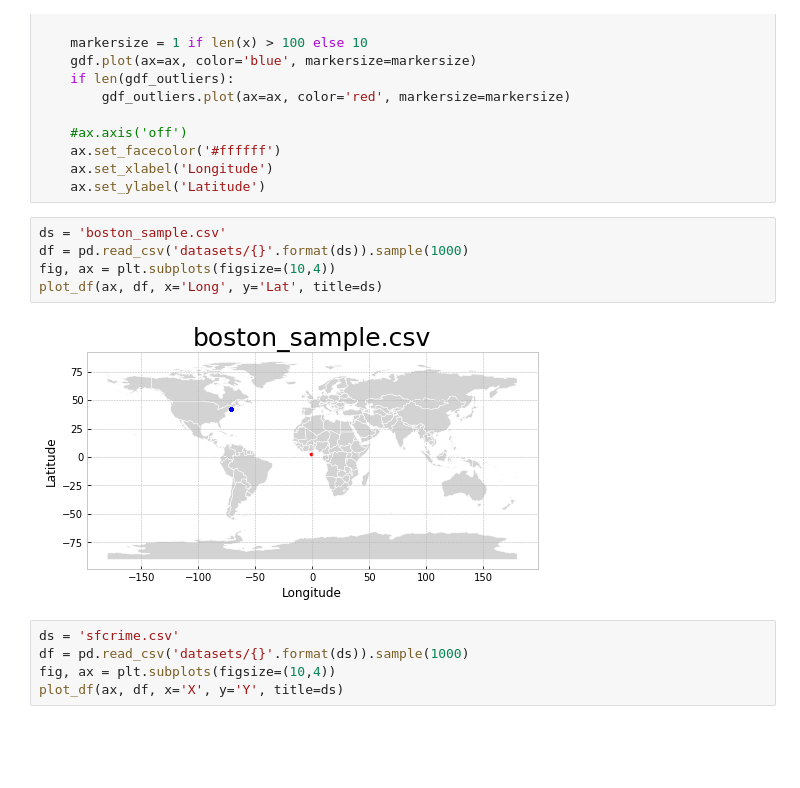
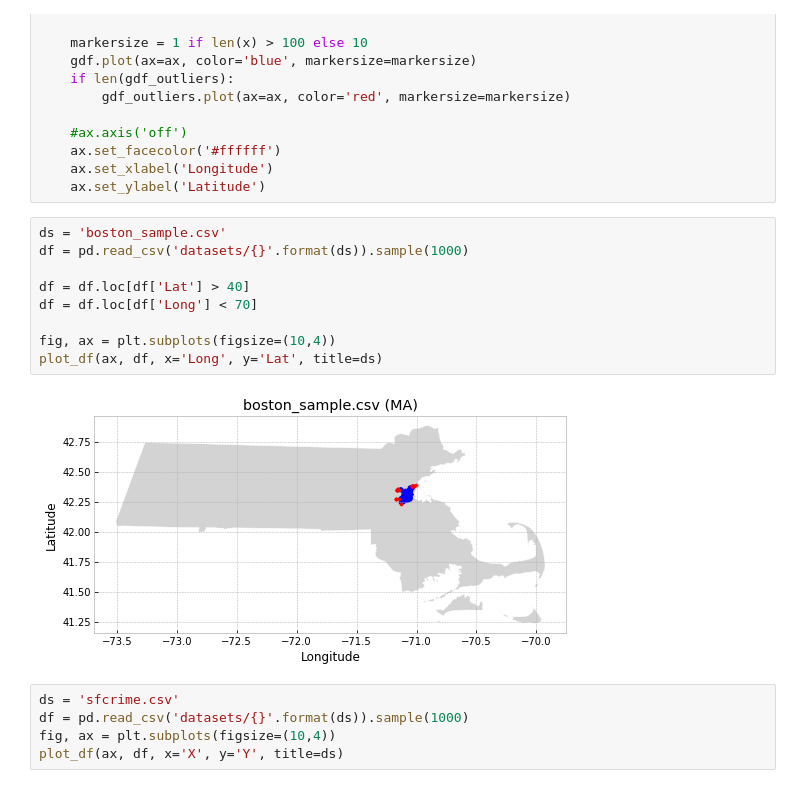
Before and after one commit to darenr/simple-geo-plotting, a Jupyter notebook: demo.ipynb, the cells around one changed output. Cells and saved outputs as stored; diff of their text form; blank space fills up the shorter version.

```diff
--- a/demo.ipynb
+++ b/demo.ipynb
@@ -123,10 +123,14 @@ def plot_df(ax, df, x, y, title, force_world_map=False):
 # %%
 ds = 'boston_sample.csv'
 df = pd.read_csv('datasets/{}'.format(ds)).sample(1000)
+
+df = df.loc[df['Lat'] > 40]
+df = df.loc[df['Long'] < 70]
+
 fig, ax = plt.subplots(figsize=(10,4))
 plot_df(ax, df, x='Long', y='Lat', title=ds)
 # %% [output]
-[figure, old version]
+[figure, new version]
 # %%
 ds = 'sfcrime.csv'
 df = pd.read_csv('datasets/{}'.format(ds)).sample(1000)
```
Also changed, not shown: parts of 2 cells of this notebook, 3 other files.
